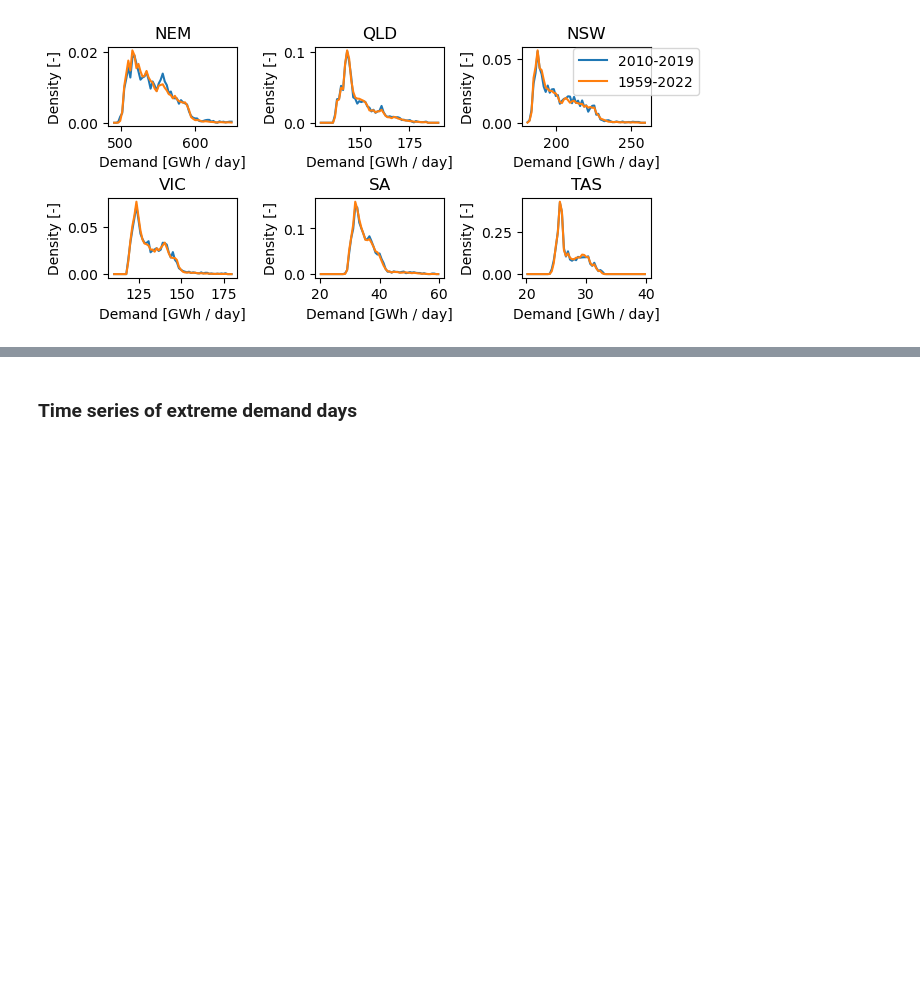
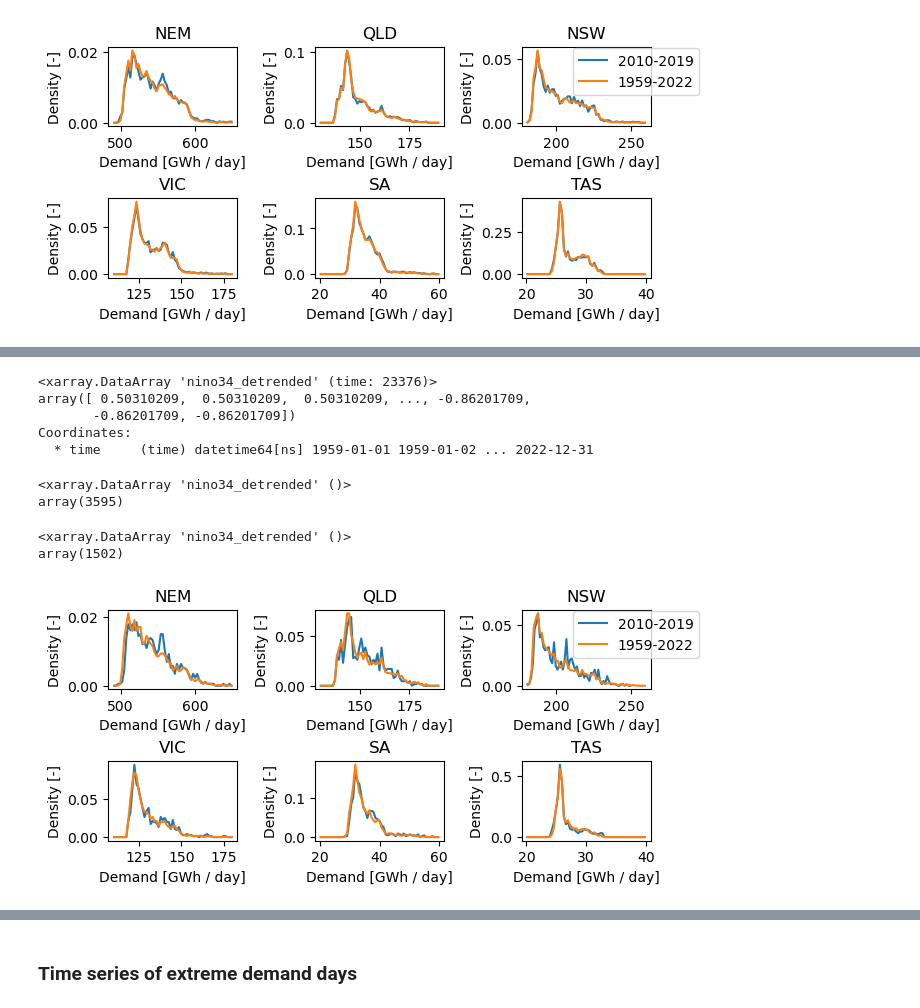
Before and after one commit to dougrichardson/demand_model, a Jupyter notebook: 17_analyse_detrended_NEM_ERA5.ipynb, the cells around one changed output, grey strips where cells are left out. Saved outputs shown, nothing was run; the diff lists cells and outputs as text; code cells hidden in the pictures; blank space fills up the shorter version.

Commit message:
Nino34 index

```diff
--- a/17_analyse_detrended_NEM_ERA5.ipynb
+++ b/17_analyse_detrended_NEM_ERA5.ipynb
@@ -405,0 +405,19 @@ array(236)
+# %%
+nino34 = nino34_monthly.resample(time="1D").pad() # Set daily values as for each month
+# %%
+# Custom December 2022 series to concat
+dec22 = xr.DataArray(
+    np.repeat(nino34.values[-1], 30),
+    dims=["time"],
+    coords={"time": pd.date_range("2022-12-02", "2022-12-31")}
+)
+# %%
+nino34 = xr.concat([nino34, dec22], dim="time")
+# %%
+nino34
+# %% [output]
+<xarray.DataArray 'nino34_detrended' (time: 23376)>
+array([ 0.50310209,  0.50310209,  0.50310209, ..., -0.86201709,
+       -0.86201709, -0.86201709])
+Coordinates:
+  * time     (time) datetime64[ns] 1959-01-01 1959-01-02 ... 2022-12-31
@@ -405,0 +426,43 @@ array(236)
+# %%
+nino34.where(nino34 < -0.8).count()
+# %% [output]
+<xarray.DataArray 'nino34_detrended' ()>
+array(3595)
+# %%
+nino34_ond.where(nino34_ond < -0.8).count()
+# %% [output]
+<xarray.DataArray 'nino34_detrended' ()>
+array(1502)
+# %%
+def sel_enso(demand, enso, enso_type, period):
+    """
+    Select demand data for El Nino or La Nina events.
+
+    demand: demand array
+    enso: enso index array
+    enso_type: str, "EN" or "LN"
+    period: slice
+    """
+    if enso_type == "EN":
+        return demand.where(enso > 0.8).sel(time=period)
+    elif enso_type == "LN":
+        return demand.where(enso < -0.8).sel(time=period)
+    else:
+        raise ValueError("Incorrect enso_type")
+# %%
+fig, ax = plt.subplots(2, 3, figsize=(7,3))
+
+for i, r in enumerate(regions):
+    # Demand histograms
+    hists = [
+        get_hist(sel_enso(pred_ds[r]["demand"], nino34, "EN", slice("2010", "2019")) / 1000),
+        get_hist(sel_enso(pred_ds[r]["demand"], nino34, "EN", slice("1959", "2022")) / 1000)
+    ]
+    plot_hist(ax.flatten()[i], hists, ["2010-2019", "1959-2022"], "Demand [GWh / day]")
+
+    ax.flatten()[i].set_title(r)
+
+ax[0,2].legend(loc=(0.4, 0.4))
+plt.subplots_adjust(wspace=0.6, hspace=0.9)
+# %% [output]
+[figure, added]
```
Also changed, not shown: parts of 22 cells of this notebook.
